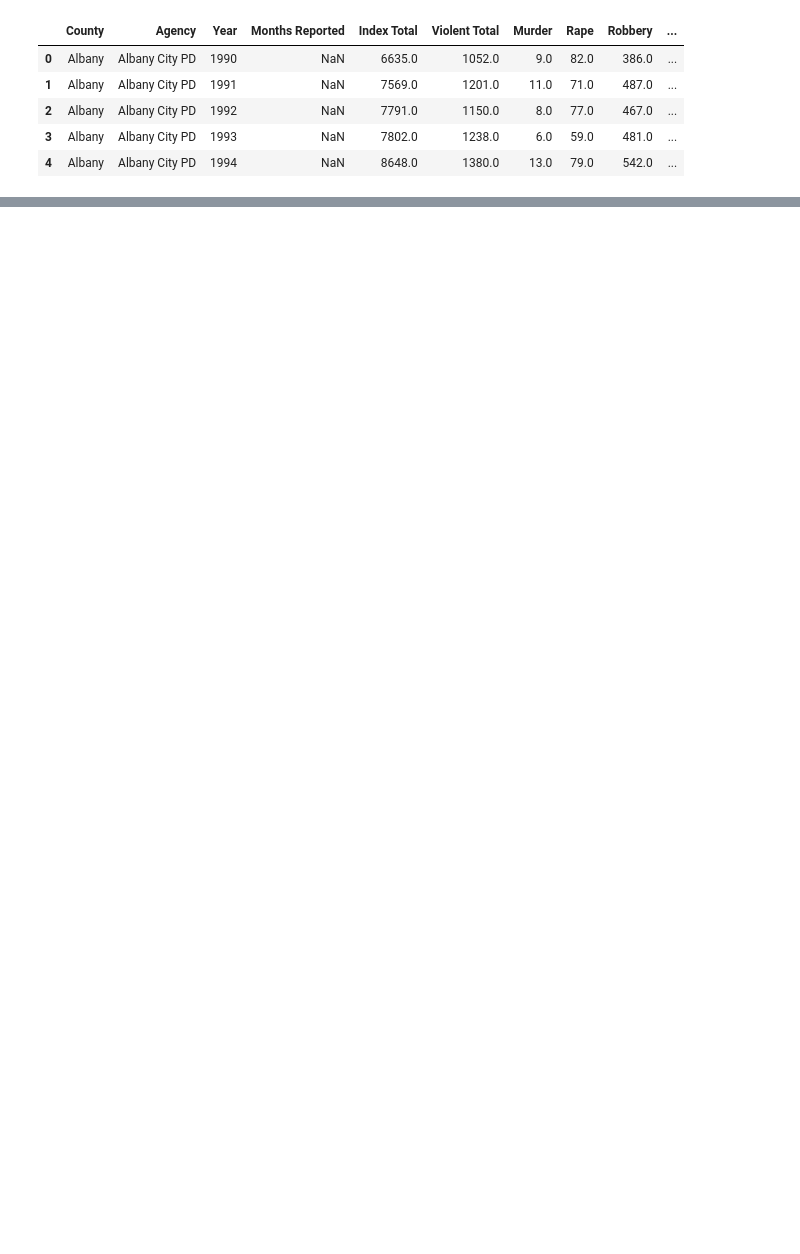
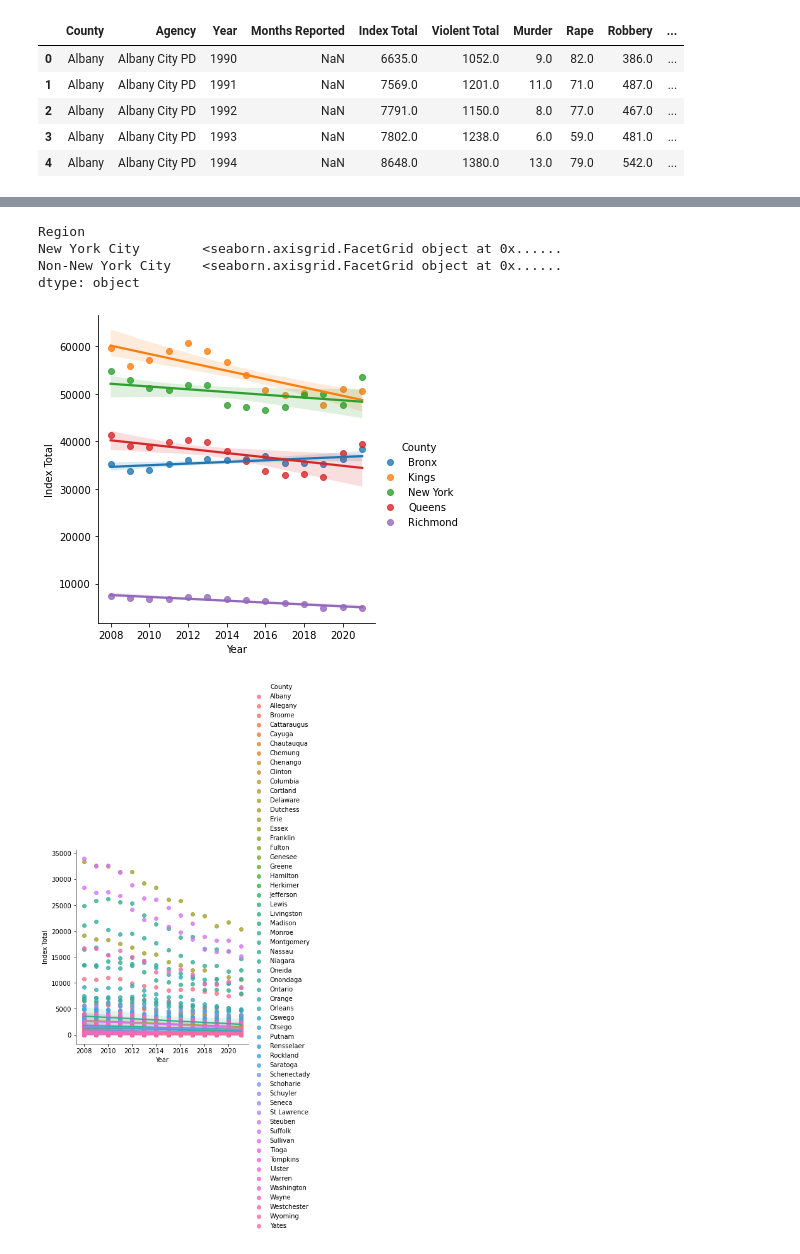
Before and after one commit to ashleyzeng/info_2950_finalproject, a Jupyter notebook: phase2.ipynb, the cells around one changed output, grey strips where cells are left out. Cells and saved outputs as stored; diff of their text form; code cells hidden in the pictures; blank space fills up the shorter version.

```diff
--- a/phase2.ipynb
+++ b/phase2.ipynb
@@ -21,0 +115,7 @@ county_crime_dataset.head()
+# %%
+#Dropping columns from the county crime dataset
+county_drop_cols = ['Months Reported']
+county_crime = county_2008.drop(county_drop_cols, axis = 1)
+#Dropping columns from the NYPD arrests dataset
+nypd_arrests_drop_cols = ['ARREST_KEY','PD_CD', 'PD_DESC', 'KY_CD', 'LAW_CODE', 'LAW_CAT_CD', 'ARREST_PRECINCT', 'JURISDICTION_CODE']
+nypd_arrests = nypd_arrests_2008.drop(nypd_arrests_drop_cols, axis = 1)
@@ -21,0 +237,12 @@ county_crime_dataset.head()
+# %%
+def plot_by_county(data):
+    return sns.lmplot(x= "Year", y= "Index Total", hue = 'County',data= data)
+# %%
+county_crime.groupby(['Region']).apply(plot_by_county)
+# %% [output]
+Region
+New York City        <seaborn.axisgrid.FacetGrid object at 0x......
+Non-New York City    <seaborn.axisgrid.FacetGrid object at 0x......
+dtype: object
+[figure, added]
+[figure, added]
```
Also changed, not shown: parts of 42 cells of this notebook.
